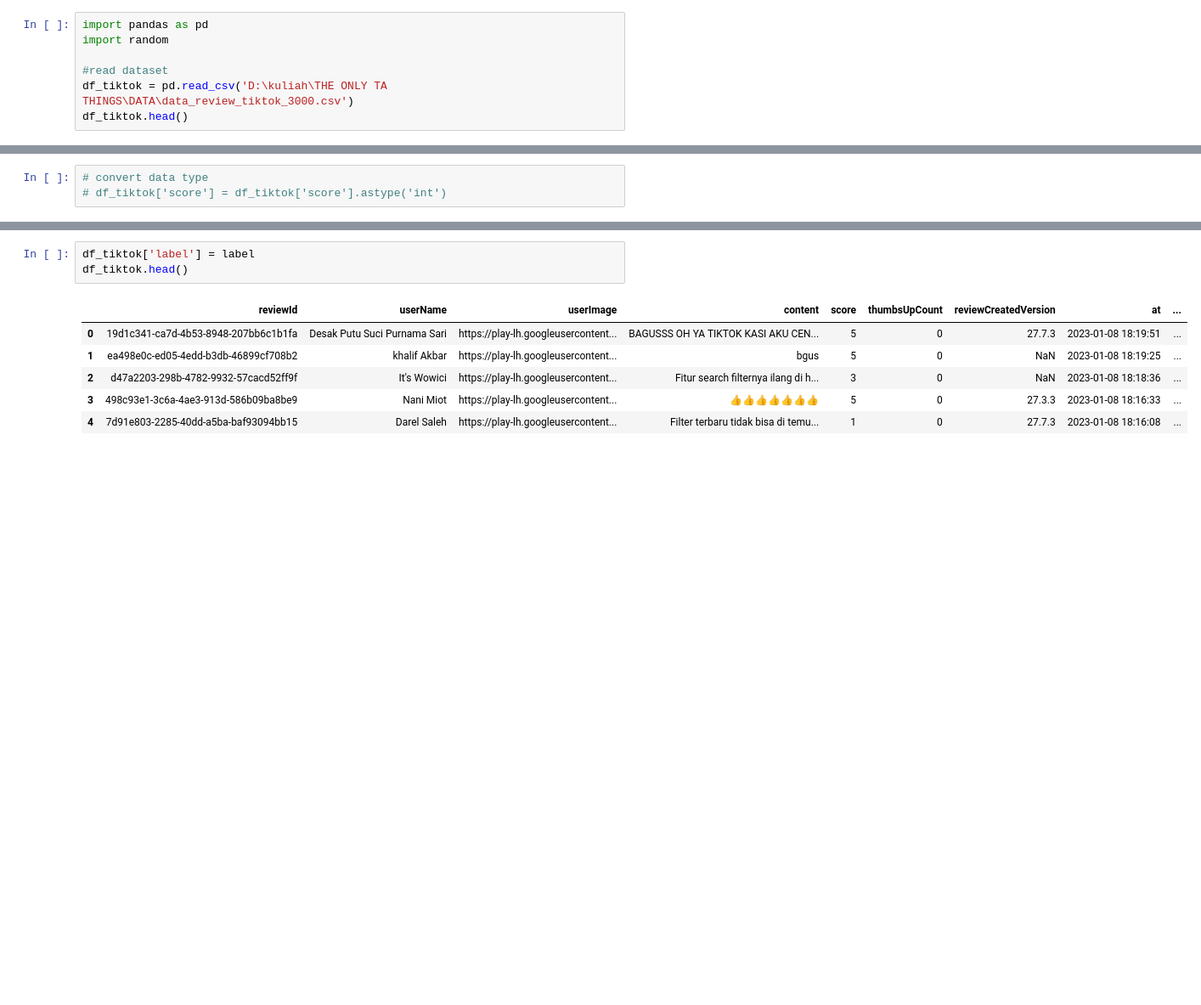
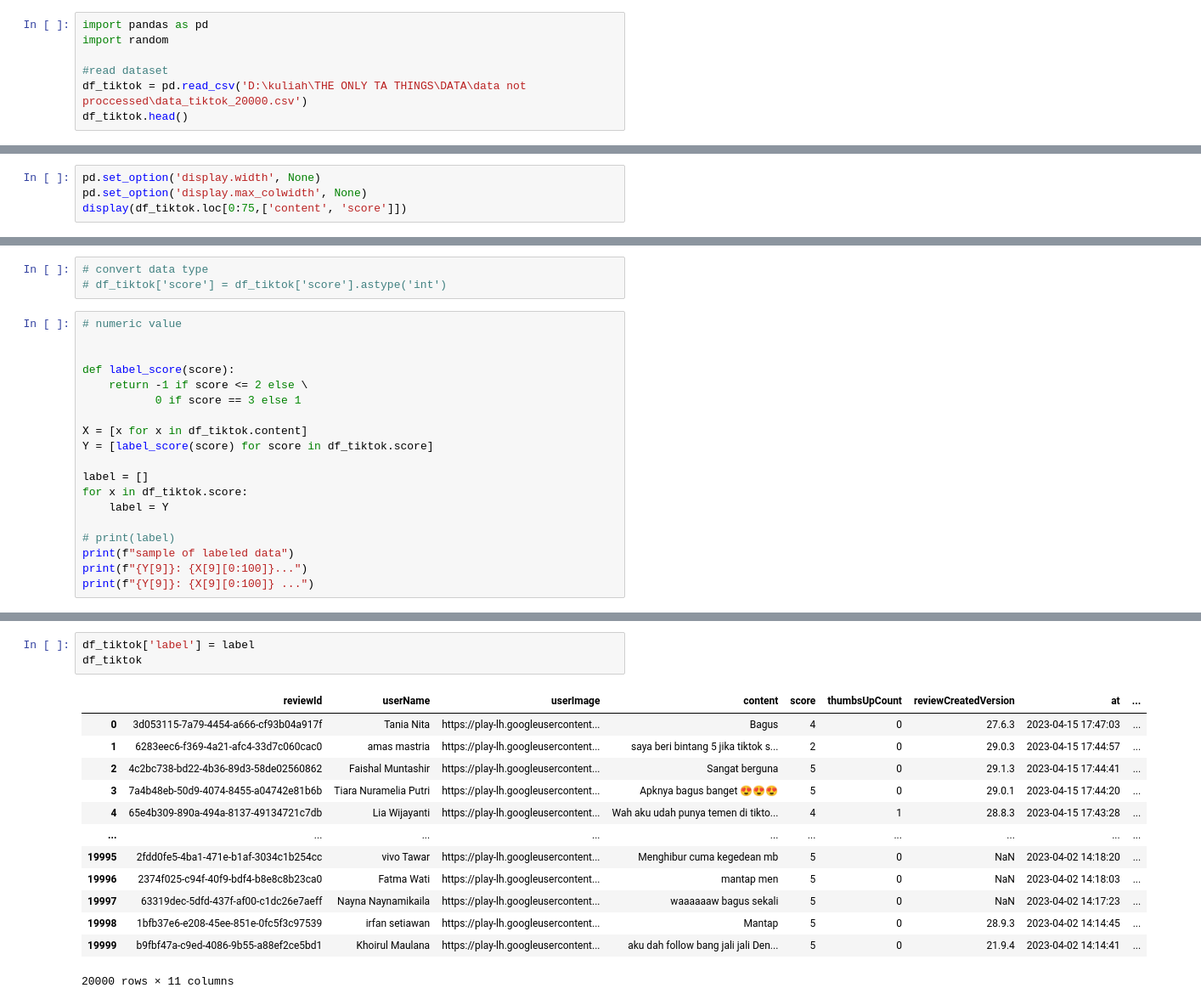
Before and after one commit to rizkinabil/feature-weighting-effect-on-rnn-tiktok-sentiment-analysis, a Jupyter notebook: CODEBASE/labeling_data.ipynb, the cells around one changed output, grey strips where cells are left out. Shown: that part at 85% size. Saved outputs shown, nothing was run; the diff lists cells and outputs as text; blank space fills up the shorter version.

```diff
--- a/CODEBASE/labeling_data.ipynb
+++ b/CODEBASE/labeling_data.ipynb
@@ -5,7 +5,7 @@ import pandas as pd
 import random
 
 #read dataset
-df_tiktok = pd.read_csv('D:\kuliah\THE ONLY TA THINGS\DATA\data_review_tiktok_3000.csv')
+df_tiktok = pd.read_csv('D:\kuliah\THE ONLY TA THINGS\DATA\data not proccessed\data_tiktok_20000.csv')
 df_tiktok.head()
 # %% [output]
 |  | reviewId | userName | userImage | content | score | thumbsUpCount | reviewCreatedVersion | at | ... |
@@ -62 +62,5 @@ repliedAt               3000
 dtype: int64
+# %%
+pd.set_option('display.width', None)
+pd.set_option('display.max_colwidth', None)
+display(df_tiktok.loc[0:75,['content', 'score']])
@@ -72,3 +97,22 @@ df_tiktok.head()[["content", "score"]]
 # %%
 # convert data type
 # df_tiktok['score'] = df_tiktok['score'].astype('int')
+# %%
+# numeric value
+
+
+def label_score(score):
+    return -1 if score <= 2 else \
+           0 if score == 3 else 1
+
+X = [x for x in df_tiktok.content]
+Y = [label_score(score) for score in df_tiktok.score]
+
+label = []
+for x in df_tiktok.score:
+    label = Y
+
+# print(label)
+print(f"sample of labeled data")
+print(f"{Y[9]}: {X[9][0:100]}...")
+print(f"{Y[9]}: {X[9][0:100]} ...")
@@ -95,10 +141,17 @@ sample of labeled data
 # %%
 df_tiktok['label'] = label
-df_tiktok.head()
+df_tiktok
 # %% [output]
 |  | reviewId | userName | userImage | content | score | thumbsUpCount | reviewCreatedVersion | at | ... |
-| 0 | 19d1c341-ca7d-4b53-8948-207bb6c1b1fa | Desak Putu Suci Purnama Sari | https://play-lh.googleusercontent... | BAGUSSS OH YA TIKTOK KASI AKU CEN... | 5 | 0 | 27.7.3 | 2023-01-08 18:19:51 | ... |
-| 1 | ea498e0c-ed05-4edd-b3db-46899cf708b2 | khalif Akbar | https://play-lh.googleusercontent... | bgus | 5 | 0 | NaN | 2023-01-08 18:19:25 | ... |
-| 2 | d47a2203-298b-4782-9932-57cacd52ff9f | It's Wowici | https://play-lh.googleusercontent... | Fitur search filternya ilang di h... | 3 | 0 | NaN | 2023-01-08 18:18:36 | ... |
-| 3 | 498c93e1-3c6a-4ae3-913d-586b09ba8be9 | Nani Miot | https://play-lh.googleusercontent... | 👍👍👍👍👍👍👍 | 5 | 0 | 27.3.3 | 2023-01-08 18:16:33 | ... |
-| 4 | 7d91e803-2285-40dd-a5ba-baf93094bb15 | Darel Saleh | https://play-lh.googleusercontent... | Filter terbaru tidak bisa di temu... | 1 | 0 | 27.7.3 | 2023-01-08 18:16:08 | ... |
+| 0 | 3d053115-7a79-4454-a666-cf93b04a917f | Tania Nita | https://play-lh.googleusercontent... | Bagus | 4 | 0 | 27.6.3 | 2023-04-15 17:47:03 | ... |
+| 1 | 6283eec6-f369-4a21-afc4-33d7c060cac0 | amas mastria | https://play-lh.googleusercontent... | saya beri bintang 5 jika tiktok s... | 2 | 0 | 29.0.3 | 2023-04-15 17:44:57 | ... |
+| 2 | 4c2bc738-bd22-4b36-89d3-58de02560862 | Faishal Muntashir | https://play-lh.googleusercontent... | Sangat berguna | 5 | 0 | 29.1.3 | 2023-04-15 17:44:41 | ... |
+| 3 | 7a4b48eb-50d9-4074-8455-a04742e81b6b | Tiara Nuramelia Putri | https://play-lh.googleusercontent... | Apknya bagus banget 😍😍😍 | 5 | 0 | 29.0.1 | 2023-04-15 17:44:20 | ... |
+| 4 | 65e4b309-890a-494a-8137-49134721c7db | Lia Wijayanti | https://play-lh.googleusercontent... | Wah aku udah punya temen di tikto... | 4 | 1 | 28.8.3 | 2023-04-15 17:43:28 | ... |
+| ... | ... | ... | ... | ... | ... | ... | ... | ... | ... |
+| 19995 | 2fdd0fe5-4ba1-471e-b1af-3034c1b254cc | vivo Tawar | https://play-lh.googleusercontent... | Menghibur cuma kegedean mb | 5 | 0 | NaN | 2023-04-02 14:18:20 | ... |
+| 19996 | 2374f025-c94f-40f9-bdf4-b8e8c8b23ca0 | Fatma Wati | https://play-lh.googleusercontent... | mantap men | 5 | 0 | NaN | 2023-04-02 14:18:03 | ... |
+| 19997 | 63319dec-5dfd-437f-af00-c1dc26e7aeff | Nayna Naynamikaila | https://play-lh.googleusercontent... | waaaaaaw bagus sekali | 5 | 0 | NaN | 2023-04-02 14:17:23 | ... |
+| 19998 | 1bfb37e6-e208-45ee-851e-0fc5f3c97539 | irfan setiawan | https://play-lh.googleusercontent... | Mantap | 5 | 0 | 28.9.3 | 2023-04-02 14:14:45 | ... |
+| 19999 | b9fbf47a-c9ed-4086-9b55-a88ef2ce5bd1 | Khoirul Maulana | https://play-lh.googleusercontent... | aku dah follow bang jali jali Den... | 5 | 0 | 21.9.4 | 2023-04-02 14:14:41 | ... |
+20000 rows × 11 columns
```
Also changed, not shown: parts of 13 cells of this notebook, 16 other files.
